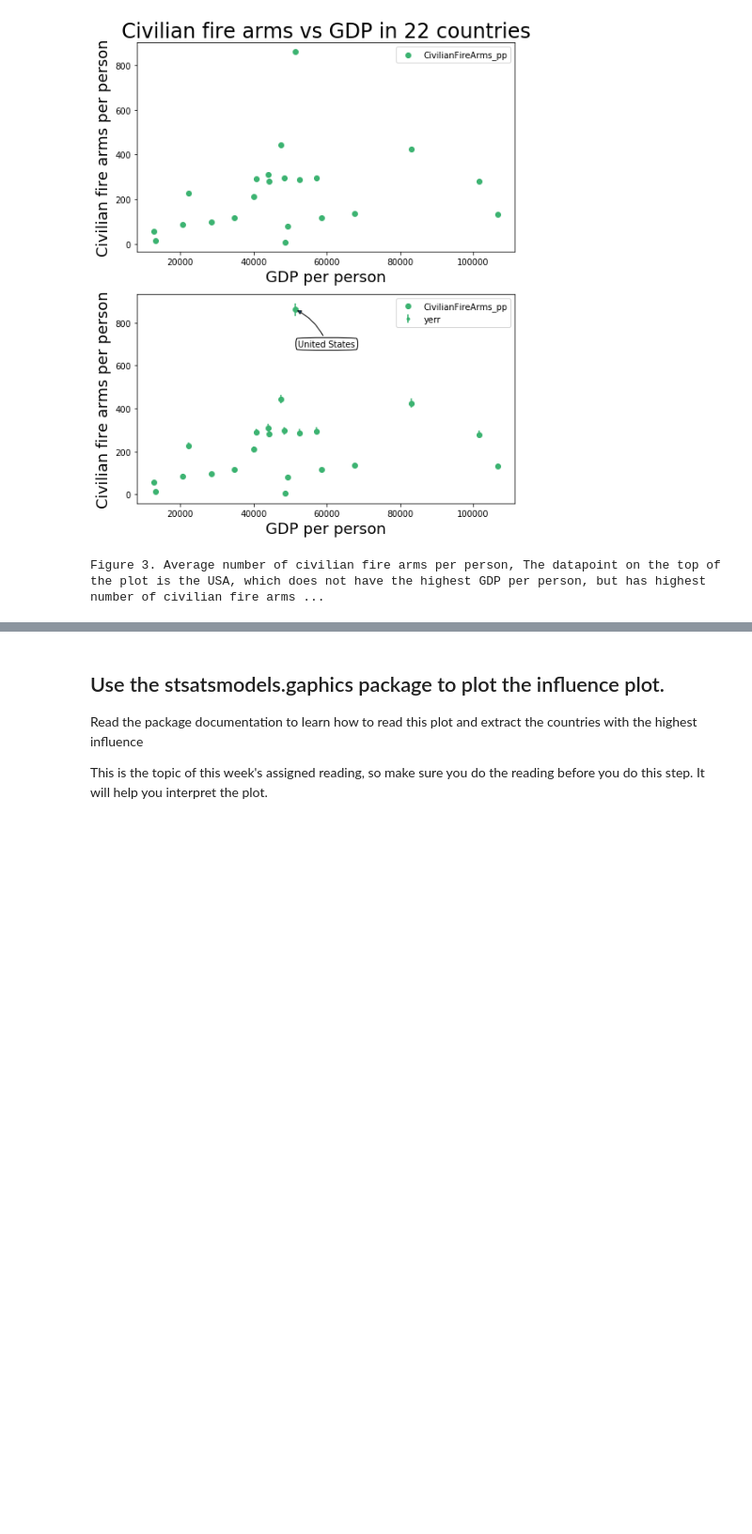
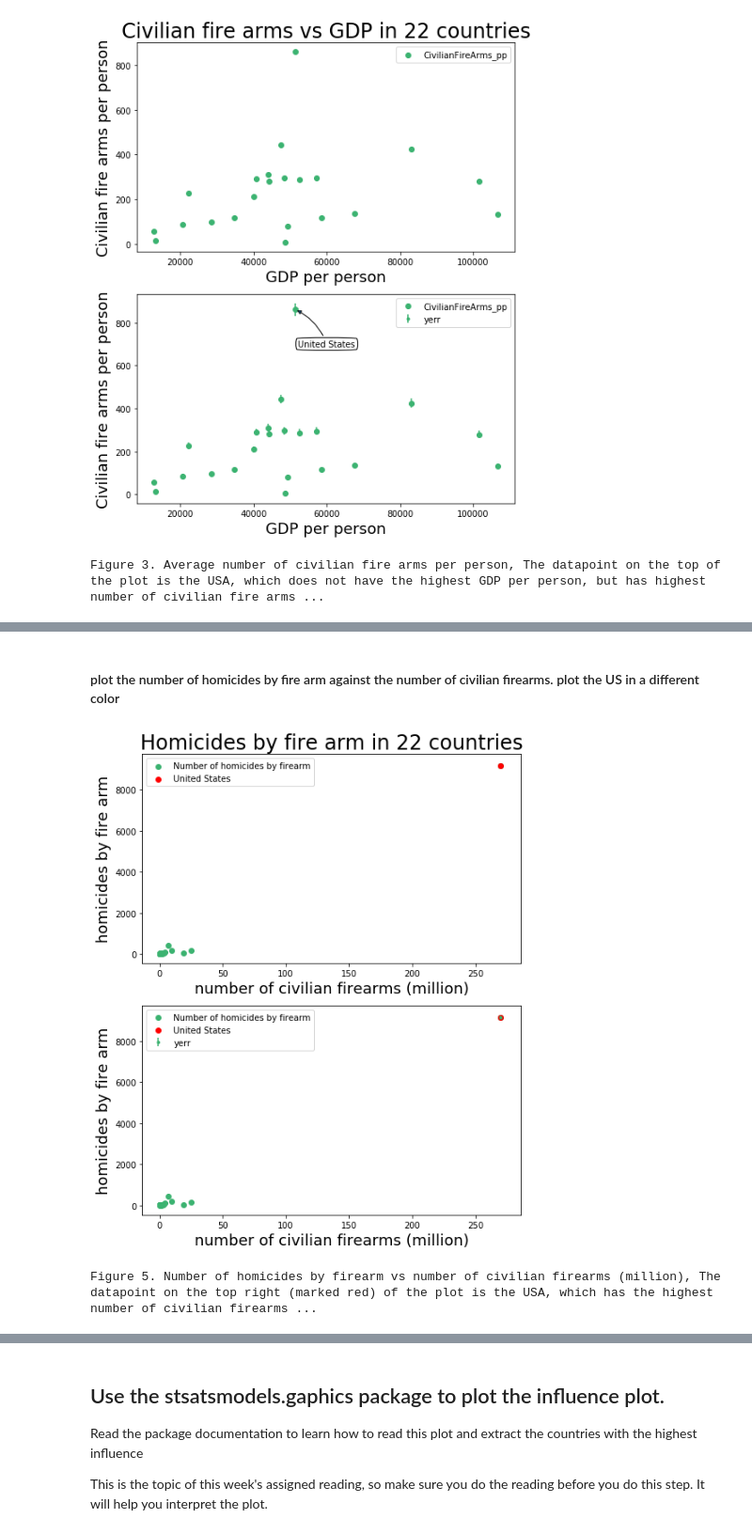
Before and after one commit to sebscho/PUI2017_lz1714, a Jupyter notebook: HW5_lz1714/Assignment3.ipynb, the cells around one changed output, grey strips where cells are left out. Shown at 94% size. Cells and saved outputs as stored; diff of their text form; code cells hidden in the pictures; blank space fills up the shorter version.

```diff
--- a/HW5_lz1714/Assignment3.ipynb
+++ b/HW5_lz1714/Assignment3.ipynb
@@ -426,0 +230,39 @@ pl.xlabel("Fire arms");
+# %% [markdown]
+#### plot the number of  homicides by fire arm against the number of civilian firearms. plot the  US in a different color
+# %%
+fig = plt.figure(figsize=(8,10))
+
+ax1 = fig.add_subplot(211)
+scatter = ax1.scatter(df['Average total all civilian firearms']/1e6,
+                      df['Number of homicides by firearm'], color='mediumseagreen')
+ax1.set_xlabel('number of civilian firearms (million)', fontsize = 18)
+ax1.set_ylabel('homicides by fire arm', fontsize = 18)
+plt.scatter(df['Average total all civilian firearms'][df['Country Name']=='United States']/1e6,
+            df['Number of homicides by firearm'][df['Country Name']=='United States'],
+            label='United States', c='r')
+ax1.set_ylim()
+ax1.legend()
+plt.title("Homicides by fire arm in 22 countries", fontsize=24)
+
+ax2 = fig.add_subplot(212)
+scatter = ax2.scatter(df['Average total all civilian firearms']/1e6,
+                      df['Number of homicides by firearm'], color='mediumseagreen')
+ax2.errorbar(df['Average total all civilian firearms']/1e6, df['Number of homicides by firearm'],
+             yerr = np.sqrt(df['Number of homicides by firearm']*1.0),
+             fmt = '.', color='mediumseagreen', label='yerr')
+plt.scatter(df['Average total all civilian firearms'][df['Country Name']=='United States']/1e6,
+            df['Number of homicides by firearm'][df['Country Name']=='United States'],
+            label='United States', c='r')
+ax2.set_xlabel('number of civilian firearms (million)', fontsize = 18)
+ax2.set_ylabel('homicides by fire arm', fontsize = 18)
+ax2.set_ylim()
+ax2.legend()
+
+plt.show()
+print ("Figure 5. Number of homicides by firearm vs number of civilian firearms (million), " +
+       "The datapoint on the top right (marked red) of the plot is the USA, " +
+       "which has the highest number of civilian firearms, " +
+       "and has highest number of homicides by fire arm.")
+# %% [output]
+[figure, added]
+Figure 5. Number of homicides by firearm vs number of civilian firearms (million), The datapoint on the top right (marked red) of the plot is the USA, which has the highest number of civilian firearms ...
```
Also changed, not shown: parts of 56 cells of this notebook.
